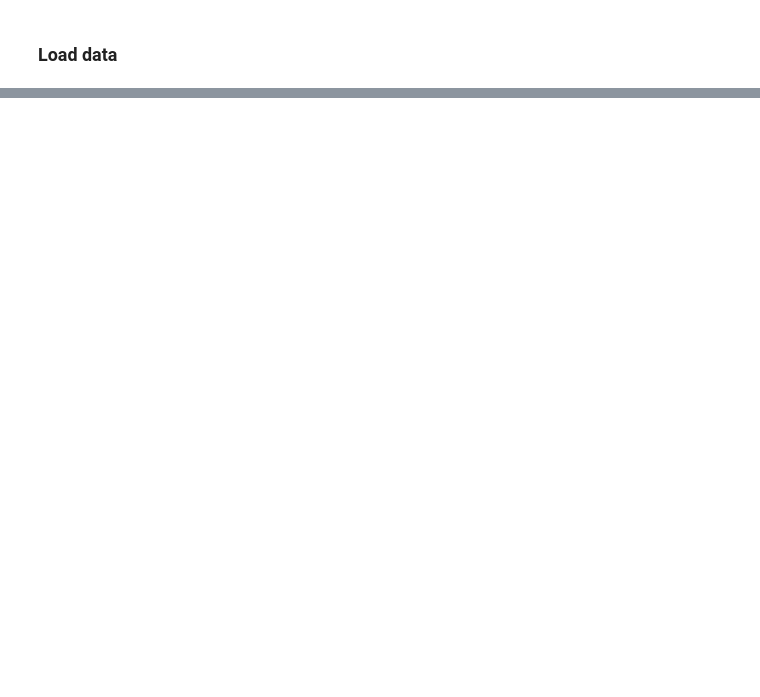
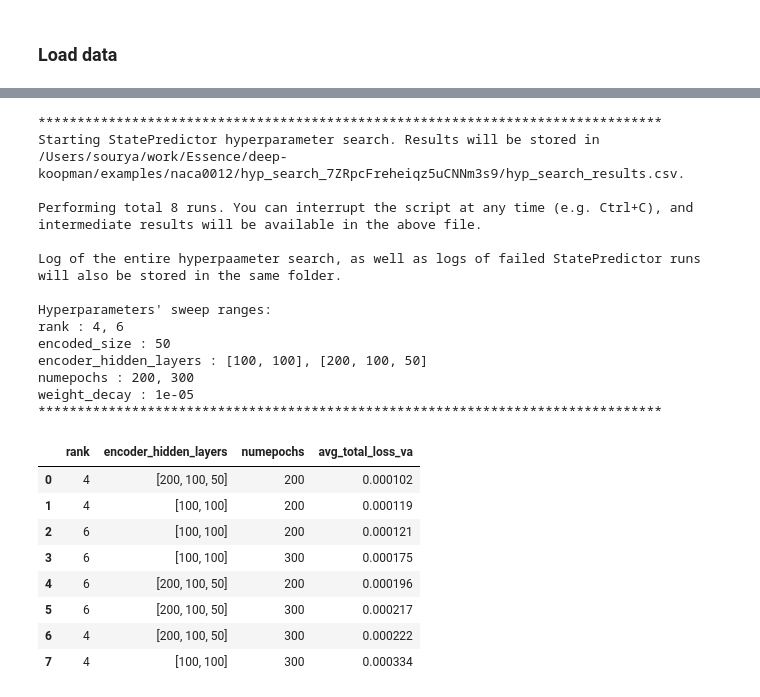
Before and after one commit to GaloisInc/dlkoopman, a Jupyter notebook: examples/naca0012/hyp_search.ipynb, the cells around one changed output, grey strips where cells are left out. Cells and saved outputs as stored; diff of their text form; code cells hidden in the pictures; blank space fills up the shorter version.

```diff
--- a/examples/naca0012/hyp_search.ipynb
+++ b/examples/naca0012/hyp_search.ipynb
@@ -49,0 +18,5 @@ We highly recommend performing hyperparameter search for any problem as it can l
+# %%
+dh = StatePredictor_DataHandler(
+    Xtr=data['Xtr'], ttr=data['ttr'],
+    Xva=data['Xva'], tva=data['tva']
+)
@@ -49,0 +161,35 @@ We highly recommend performing hyperparameter search for any problem as it can l
+# %%
+hyp_options['numepochs'].remove(100)
+output_folder = run_hyp_search(
+    dh = dh,
+    hyp_options = hyp_options,
+    avg_ignore_initial_epochs = 100
+)
+
+df = pd.read_csv(os.path.join(output_folder, 'hyp_search_results.csv'))
+df_truncated = df[['rank', 'encoder_hidden_layers', 'numepochs', 'avg_total_loss_va']]
+df_truncated
+# %% [output]
+********************************************************************************
+Starting StatePredictor hyperparameter search. Results will be stored in /Users/sourya/work/Essence/deep-koopman/examples/naca0012/hyp_search_7ZRpcFreheiqz5uCNNm3s9/hyp_search_results.csv.
+
+Performing total 8 runs. You can interrupt the script at any time (e.g. Ctrl+C), and intermediate results will be available in the above file.
+
+Log of the entire hyperpaameter search, as well as logs of failed StatePredictor runs will also be stored in the same folder.
+
+Hyperparameters' sweep ranges:
+rank : 4, 6
+encoded_size : 50
+encoder_hidden_layers : [100, 100], [200, 100, 50]
+numepochs : 200, 300
+weight_decay : 1e-05
+********************************************************************************
+|  | rank | encoder_hidden_layers | numepochs | avg_total_loss_va |
+| 0 | 4 | [200, 100, 50] | 200 | 0.000102 |
+| 1 | 4 | [100, 100] | 200 | 0.000119 |
+| 2 | 6 | [100, 100] | 200 | 0.000121 |
+| 3 | 6 | [100, 100] | 300 | 0.000175 |
+| 4 | 6 | [200, 100, 50] | 200 | 0.000196 |
+| 5 | 6 | [200, 100, 50] | 300 | 0.000217 |
+| 6 | 4 | [200, 100, 50] | 300 | 0.000222 |
+| 7 | 4 | [100, 100] | 300 | 0.000334 |
```
Also changed, not shown: parts of 26 cells of this notebook, 8 other files.
